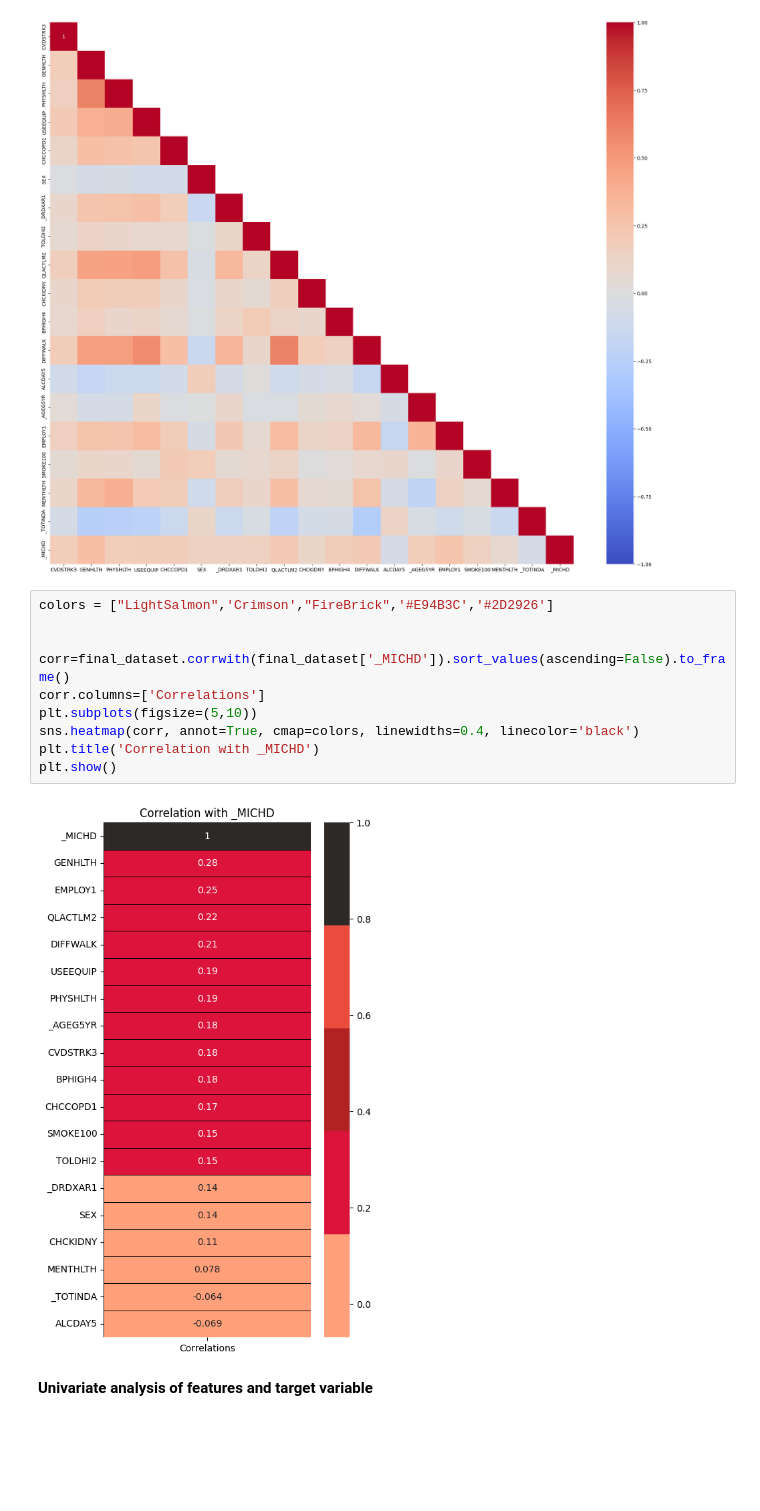
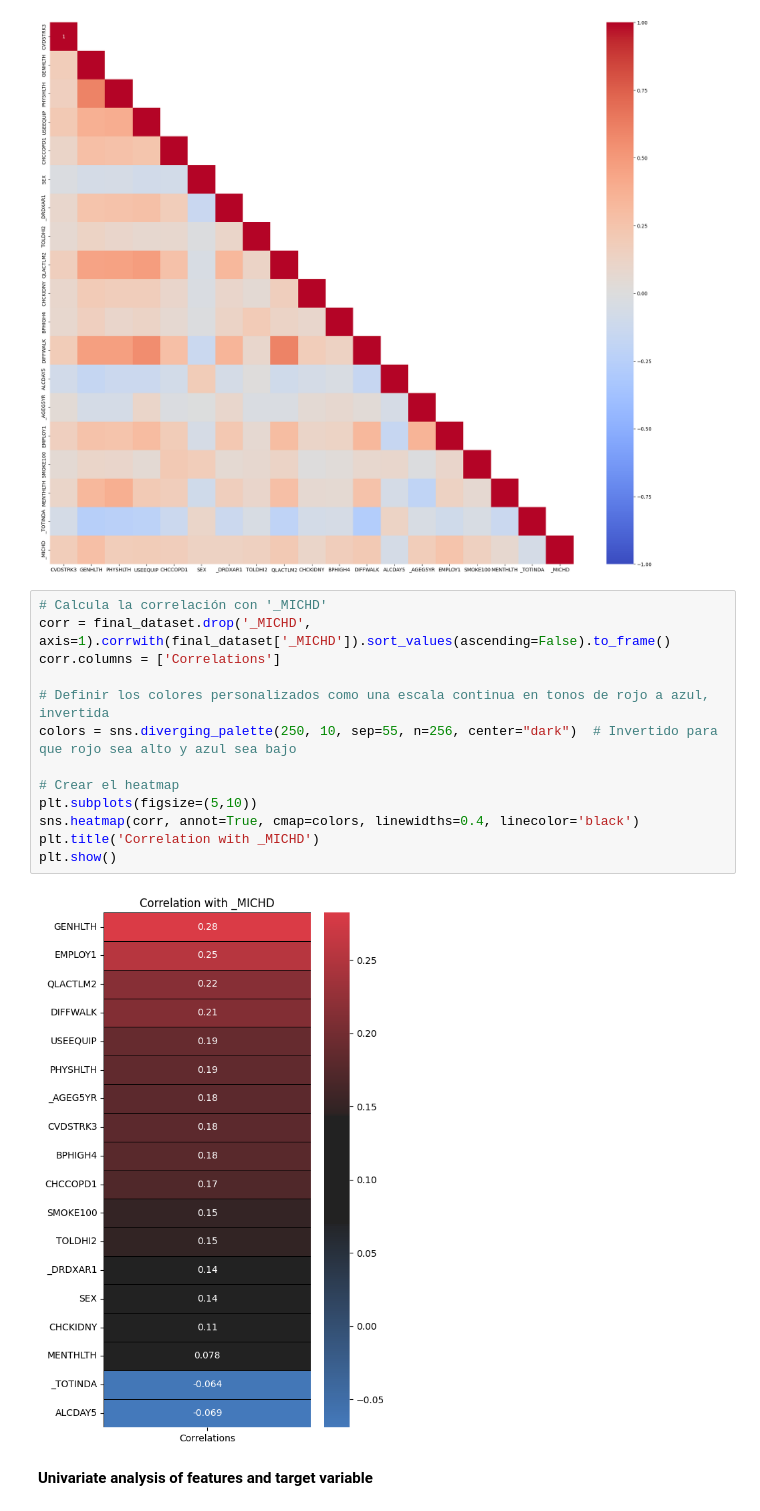
Before and after one commit to carlosla2802/TFG-repo, a Jupyter notebook: tfg_code.ipynb, the cells around one changed output. Cells and saved outputs as stored; diff of their text form; blank space fills up the shorter version.

Commit message:
update correlation

```diff
--- a/tfg_code.ipynb
+++ b/tfg_code.ipynb
@@ -1094,17 +1094,20 @@ plt.show()
 # %% [output]
 [figure]
 # %%
-colors = ["LightSalmon",'Crimson',"FireBrick",'#E94B3C','#2D2926']
+# Calcula la correlación con '_MICHD'
+corr = final_dataset.drop('_MICHD', axis=1).corrwith(final_dataset['_MICHD']).sort_values(ascending=False).to_frame()
+corr.columns = ['Correlations']
 
+# Definir los colores personalizados como una escala continua en tonos de rojo a azul, invertida
+colors = sns.diverging_palette(250, 10, sep=55, n=256, center="dark")  # Invertido para que rojo sea alto y azul sea bajo
 
-corr=final_dataset.corrwith(final_dataset['_MICHD']).sort_values(ascending=False).to_frame()
-corr.columns=['Correlations']
+# Crear el heatmap
 plt.subplots(figsize=(5,10))
 sns.heatmap(corr, annot=True, cmap=colors, linewidths=0.4, linecolor='black')
 plt.title('Correlation with _MICHD')
 plt.show()
 # %% [output]
-[figure, old version]
+[figure, new version]
 # %% [markdown]
 **Univariate analysis of features and target variable**
 # %%
```
